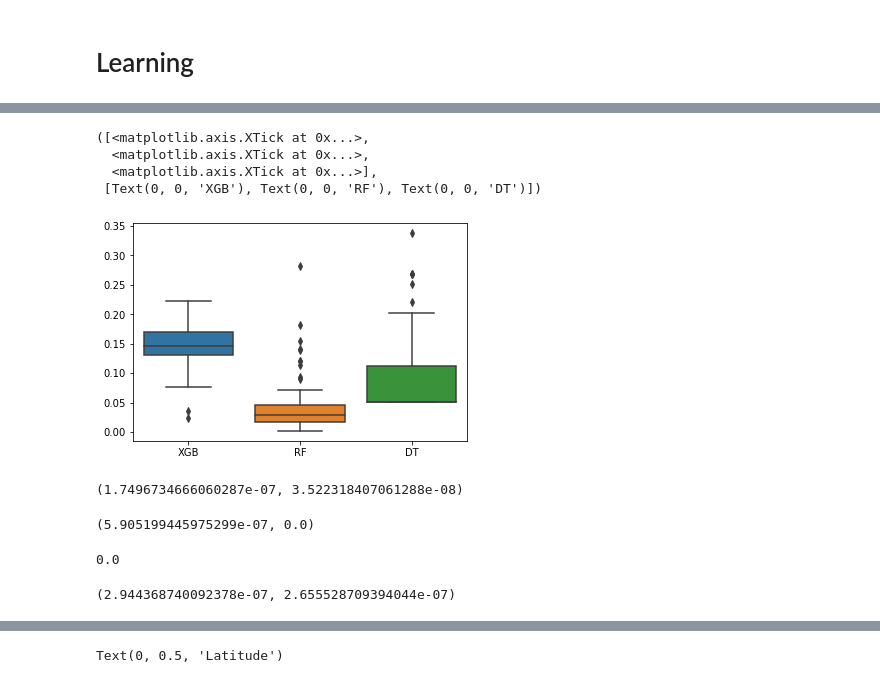
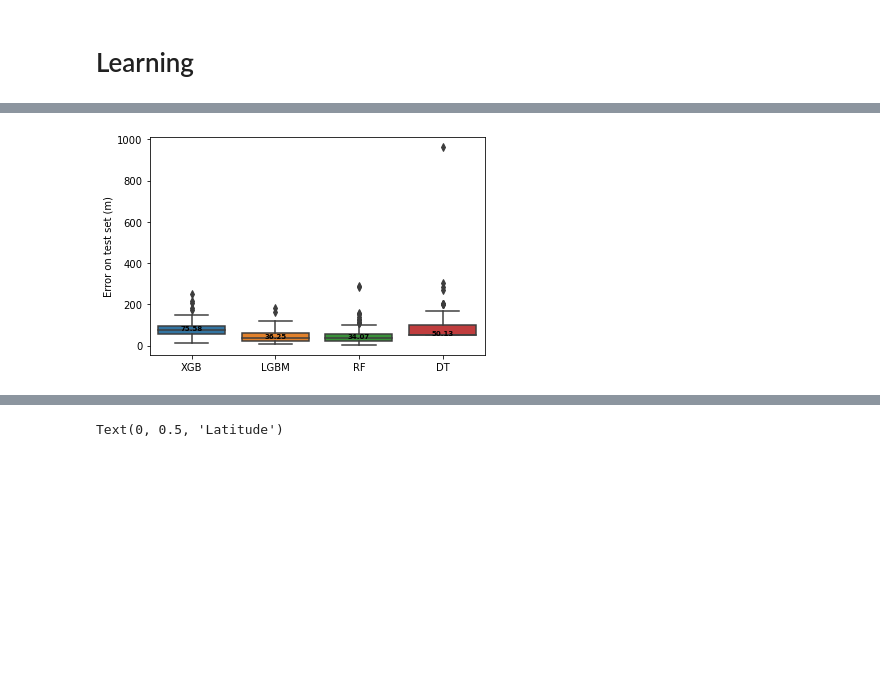
Before and after one commit to ukunliu/WSN_simulation, a Jupyter notebook: Simulation/main.ipynb, the cells around one changed output, grey strips where cells are left out. Saved outputs shown, nothing was run; the diff lists cells and outputs as text; code cells hidden in the pictures; blank space fills up the shorter version.

```diff
--- a/Simulation/main.ipynb
+++ b/Simulation/main.ipynb
@@ -164,38 +200,38 @@ import seaborn as sns
 # %%
-scaler = StandardScaler()
-X_scaled = scaler.fit_transform(X)
+X_extend = np.concatenate([X, rx_array],axis=1)
 
 Y = meta_data[str(location)+'_cell'][0][0]['tx'].T # lat, lon
-Y[0, :], Y[1, :] = Y[1, :], Y[0, :] # change the order of lat and lon increases the accuracy (lon, lat)
-x_train, x_test, y_train, y_test = train_test_split(X_scaled, Y, train_size=.75)
-xgb_reg = xgb.XGBRegressor(n_estimators=100, max_depth=1000, eta=0.1, subsample=1, colsample_bytree=1, reg_lambda=0)
-# xgb_reg = xgb.XGBRegressor()
-model = MultiOutputRegressor(xgb_reg)
+Y_lat, Y_lon = Y[:, 0], Y[:, 1]
 
-_ = model.fit(x_train, y_train)
-y_pred = model.predict(x_test)
-mse = mean_squared_error(y_test, y_pred)
+# Y[0, :], Y[1, :] = Y[1, :], Y[0, :] # change the order of lat and lon increases the accuracy (lon, lat)
+x_train, x_test, y_train, y_test = train_test_split(X, Y, train_size=.75)
+y_train_lat, y_train_lon, y_test_lat,  y_test_lon = y_train[:, 0], y_train[:, 1], y_test[:, 0], y_test[:, 1]
 # %%
 xgb_pipe = Pipeline([('scale', StandardScaler()), \
     ('xgb', MultiOutputRegressor(xgb.XGBRegressor(n_estimators=100, max_depth=1000, eta=0.1, subsample=1, colsample_bytree=1, reg_lambda=0)))])
 
+lgb_pipe = Pipeline([('scale', StandardScaler()), \
+    ('lgb', MultiOutputRegressor(lgb.LGBMRegressor(n_estimators=100, max_depth=1000, eta=0.1, subsample=1, colsample_bytree=1, reg_lambda=0)))])
+
 rf_pipe = Pipeline([('scale', StandardScaler()), ('rf', RF(max_depth=1000))])
-dt_pipe = Pipeline([('scale', StandardScaler()), ('dt', DT())])
+
+dt_pipe = Pipeline([('scale', StandardScaler()), ('dt', DT(max_depth=1000))])
 # %%
 def dist_from_geo(geo1, geo2):
-    return np.array([geodesic(i, j).km for i, j in zip(geo1, geo2)])
+    return np.array([geodesic(i, j).m for i, j in zip(geo1, geo2)])
 # %%
-pipes = [xgb_pipe, rf_pipe, dt_pipe]
+pipes = [xgb_pipe, lgb_pipe, rf_pipe, dt_pipe]
 
 mse_all = []
 y_pred_all = []
 dist_all = []
+model_all = []
 
 for pipe in pipes:
     pipe.fit(x_train, y_train)
+    model_all.append(pipe)
     y_pred = pipe.predict(x_test)
-    dist = dist_from_geo(y_test, y_pred)
-    mn = np.mean(dist)
+    dist = dist_from_geo(y_test, y_pred) # distance from prediction to true value
 
     mse_all.append(mean_squared_error(y_test, y_pred))
     dist_all.append(dist)
@@ -205,33 +243,13 @@ mean_all = np.mean(dist_all, axis=1)
-# %%
-sns.boxplot(data=dist_all)
-plt.xticks([0, 1, 2], ['XGB', 'RF', 'DT'])
-# %% [output]
-([<matplotlib.axis.XTick at 0x...>,
-  <matplotlib.axis.XTick at 0x...>,
-  <matplotlib.axis.XTick at 0x...>],
- [Text(0, 0, 'XGB'), Text(0, 0, 'RF'), Text(0, 0, 'DT')])
-[figure, removed]
-# %%
-rf = RF(max_depth=1000)
-_ = rf.fit(x_train, y_train)
-y_pred = rf.predict(x_test)
-mse_rf = mean_squared_error(y_test, y_pred)
-mse_rf, mean_squared_error(y_train, rf.predict(x_train))
-# %% [output]
-(1.7496734666060287e-07, 3.522318407061288e-08)
-# %%
-dt = DT()
-_ = dt.fit(x_train, y_train)
-y_pred = dt.predict(x_test)
-mse_rf = mean_squared_error(y_test, y_pred)
-mse_rf, mean_squared_error(y_train, dt.predict(x_train))
-# %% [output]
-(5.905199445975299e-07, 0.0)
-# %%
-mean_squared_error(y_train, dt.predict(x_train))
-# %% [output]
-0.0
-# %%
-mse,  mean_squared_error(y_train, model.predict(x_train))
-# %% [output]
-(2.944368740092378e-07, 2.655528709394044e-07)
+# %%
+medians = np.around(np.median(dist_all, axis=1), 2)
+
+
+box_plot = sns.boxplot(data=dist_all)
+plt.xticks([0, 1, 2, 3], ['XGB', 'LGBM', 'RF', 'DT'])
+plt.ylabel('Error on test set (m)')
+
+for xtick in box_plot.get_xticks():
+    box_plot.text(xtick, medians[xtick],medians[xtick],
+            horizontalalignment='center',size='x-small',color='w',weight='semibold', c='k')
+# %% [output]
+[figure, added]
```
Also changed, not shown: parts of 35 cells of this notebook, 6 other files.
